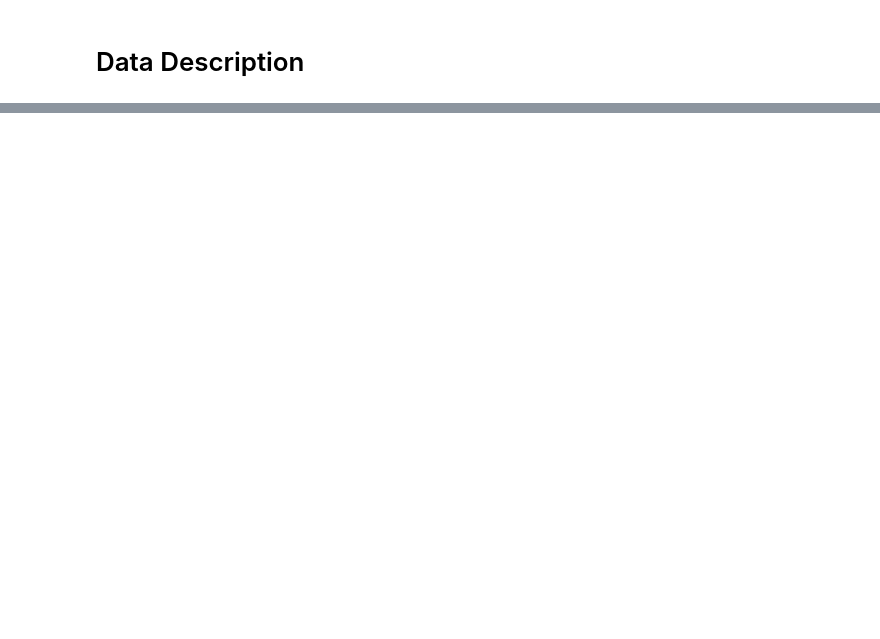
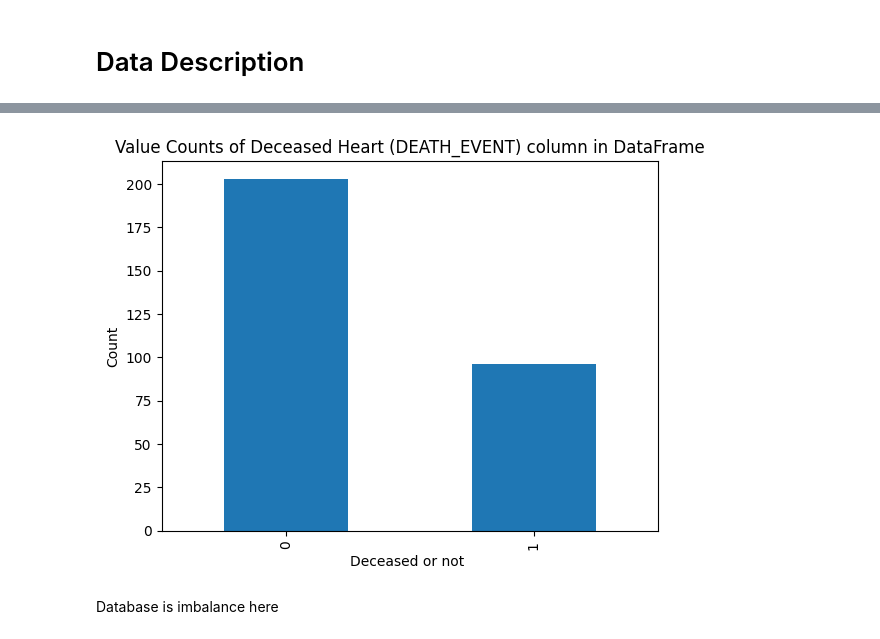
Before and after one commit to Tharindu396/Heartfailure_detection, a Jupyter notebook: Untitled.ipynb, the cells around one changed output, grey strips where cells are left out. Drawn from its saved outputs; the diff is of its cells as text; code cells hidden in the pictures; blank space fills up the shorter version.

```diff
--- a/Untitled.ipynb
+++ b/Untitled.ipynb
@@ -109,0 +131,15 @@ df.shape
+# %%
+#Ploting the value count of Diabetes_binary column which consists of the labels of our dataset
+df['DEATH_EVENT'].value_counts().plot(kind='bar')
+
+#x-axis label
+plt.xlabel('Deceased or not ')
+#y-axis label
+plt.ylabel('Count')
+#Title of the graph
+plt.title('Value Counts of Deceased Heart (DEATH_EVENT) column in DataFrame')
+plt.show()
+# %% [output]
+[figure, added]
+# %% [markdown]
+Database is imbalance here
```
Also changed, not shown: parts of 12 cells of this notebook.
